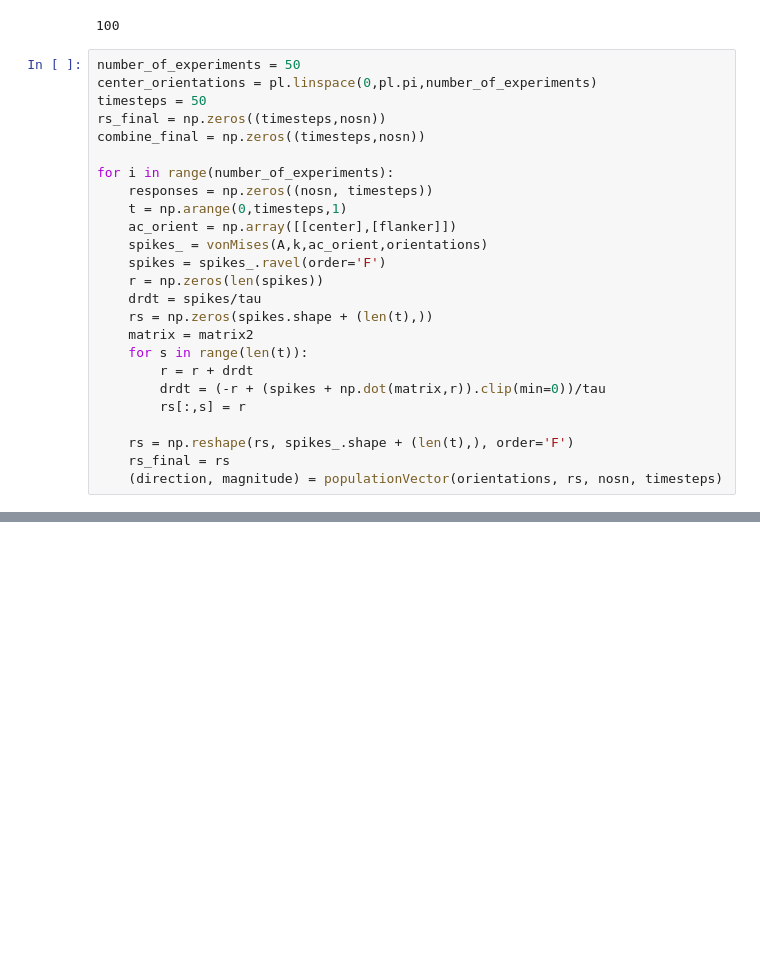
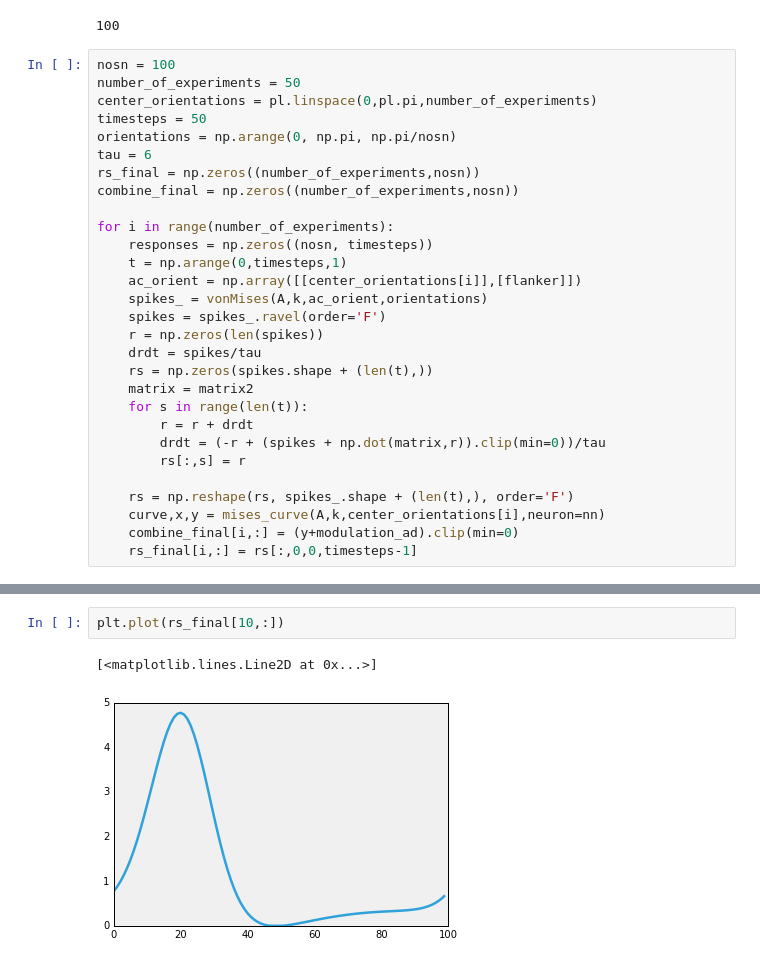
Before and after one commit to masenov/HonoursProject, a Jupyter notebook: Python/Experiments2_fig.2_with_added_dynamics.ipynb, the cells around one changed output, grey strips where cells are left out. Drawn from its saved outputs; the diff is of its cells as text; blank space fills up the shorter version.

Commit message:
more_experiments

```diff
--- a/Python/Experiments2_fig.2_with_added_dynamics.ipynb
+++ b/Python/Experiments2_fig.2_with_added_dynamics.ipynb
@@ -246,16 +243,19 @@ len(x)
 # %% [output]
 100
 # %%
+nosn = 100
 number_of_experiments = 50
 center_orientations = pl.linspace(0,pl.pi,number_of_experiments)
 timesteps = 50
-rs_final = np.zeros((timesteps,nosn))
-combine_final = np.zeros((timesteps,nosn))
+orientations = np.arange(0, np.pi, np.pi/nosn)
+tau = 6
+rs_final = np.zeros((number_of_experiments,nosn))
+combine_final = np.zeros((number_of_experiments,nosn))
 
 for i in range(number_of_experiments):
     responses = np.zeros((nosn, timesteps))
     t = np.arange(0,timesteps,1)
-    ac_orient = np.array([[center],[flanker]])
+    ac_orient = np.array([[center_orientations[i]],[flanker]])
     spikes_ = vonMises(A,k,ac_orient,orientations)
     spikes = spikes_.ravel(order='F')
     r = np.zeros(len(spikes))
@@ -268,5 +268,6 @@ for i in range(number_of_experiments):
         rs[:,s] = r
 
     rs = np.reshape(rs, spikes_.shape + (len(t),), order='F')
-    rs_final = rs
-    (direction, magnitude) = populationVector(orientations, rs, nosn, timesteps)
+    curve,x,y = mises_curve(A,k,center_orientations[i],neuron=nn)
+    combine_final[i,:] = (y+modulation_ad).clip(min=0)
+    rs_final[i,:] = rs[:,0,0,timesteps-1]
@@ -274,0 +286,5 @@ for i in range(number_of_experiments):
+# %%
+plt.plot(rs_final[10,:])
+# %% [output]
+[<matplotlib.lines.Line2D at 0x...>]
+[figure, added]
```
Also changed, not shown: parts of 4 cells of this notebook, 4 other files.
